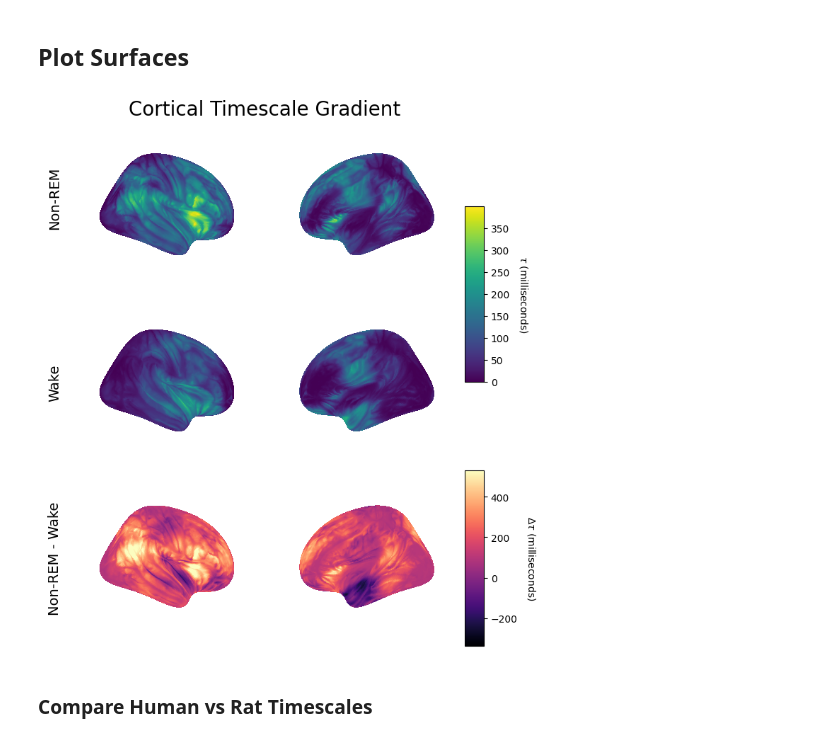
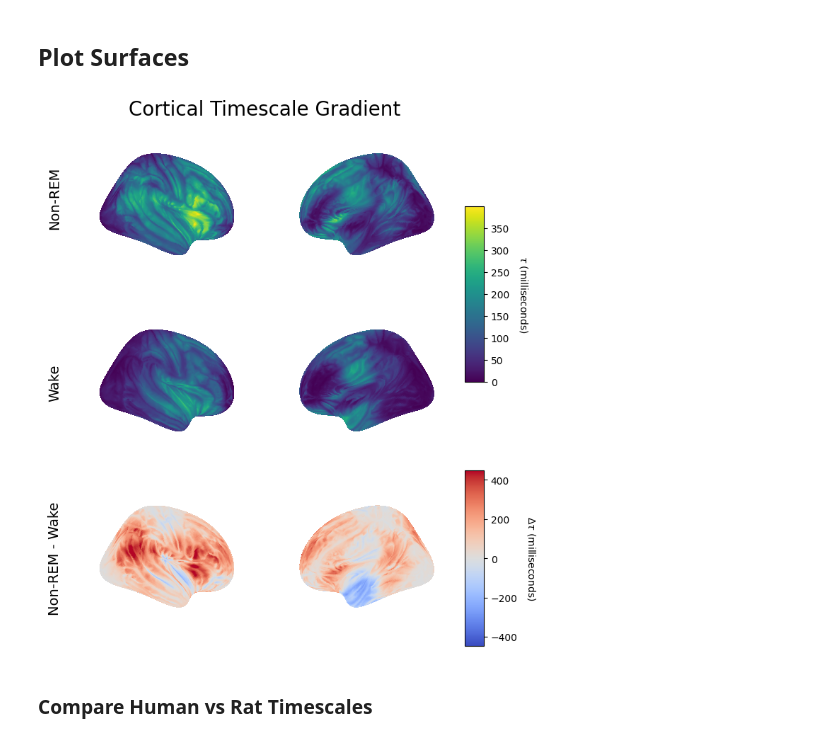
Before and after one commit to voytekresearch/timescale-methods, a Jupyter notebook: docs/figures/fig07_human_ieeg.ipynb, the cells around one changed output. Saved outputs shown, nothing was run; the diff lists cells and outputs as text; code cells hidden in the pictures.

Commit message:
fig07: change title, group by species, diverging color scale

```diff
--- a/docs/figures/fig07_human_ieeg.ipynb
+++ b/docs/figures/fig07_human_ieeg.ipynb
@@ -193,7 +194,7 @@ for c, t in zip(nrem_coords, nrem_taus_ms):
 nrem_max_stat = nrem_statmap.max()
 
 # Smooth
-radius = 20
+radius = 25
 
 wake_statmap = nilearn.image.new_img_like(template, wake_statmap)
 wake_statmap_smooth = image.smooth_img(wake_statmap, radius)
@@ -305,41 +306,41 @@ plotting.plot_surf_stat_map(
 # NREM - Wake
 nrem_minus_wake_left = nrem_texture_left-wake_texture_left
 nrem_minus_wake_right = nrem_texture_right-wake_texture_right
 
 plotting.plot_surf_stat_map(
     fsaverage.infl_right, nrem_minus_wake_right, hemi='right',
     title='', colorbar=False, view=view, vmax=nrem_max_stat,
-    symmetric_cbar=False, threshold=None, cmap='magma',
+    symmetric_cbar=False, threshold=None, cmap='coolwarm',
     axes=ax4
 )
 
 plotting.plot_surf_stat_map(
     fsaverage.infl_left, nrem_minus_wake_left, hemi='left',
     title='', colorbar=False, view=view, vmax=nrem_max_stat,
-    symmetric_cbar=False, threshold=None, cmap='magma',
+    symmetric_cbar=False, threshold=None, cmap='coolwarm',
     axes=ax5
 )
 
 # Colorbars
 norm = matplotlib.colors.Normalize(vmin=0, vmax=nrem_max_stat)
 fig.colorbar(matplotlib.cm.ScalarMappable(norm=norm, cmap='viridis'),
              cax=cax0, orientation='vertical')
 
 vmin = min(nrem_minus_wake_left.min(), nrem_minus_wake_right.min())
 vmax = min(nrem_minus_wake_left.max(), nrem_minus_wake_right.max())
 
-norm = matplotlib.colors.Normalize(vmin=vmin, vmax=vmax)
-fig.colorbar(matplotlib.cm.ScalarMappable(norm=norm, cmap='magma'),
+norm = matplotlib.colors.Normalize(vmin=-vmax, vmax=vmax)
+fig.colorbar(matplotlib.cm.ScalarMappable(norm=norm, cmap='coolwarm'),
              cax=cax1, orientation='vertical')
 
 cax0.set_ylabel(r'$\tau$ (milliseconds)', rotation=-90, labelpad=20)
 cax1.set_ylabel(r'$\Delta\tau$ (milliseconds)', rotation=-90, labelpad=20)
 
-plt.savefig('cortical_timescales.pdf');
+plt.savefig('cortical_timescales_4.pdf');
 # %% [output]
-[figure, old version]
+[figure, new version]
-# %% [markdown]
-### Compare Human vs Rat Timescales
+# %% [markdown]
+### Compare Human vs Rat Timescales
 # %%
 rat_wake_taus_ms = np.load('./rat_taus_lfp_wake.npy')
 rat_nrem_taus_ms = np.load('./rat_taus_lfp_nrem.npy')
```
Also changed, not shown: parts of 6 cells of this notebook.
